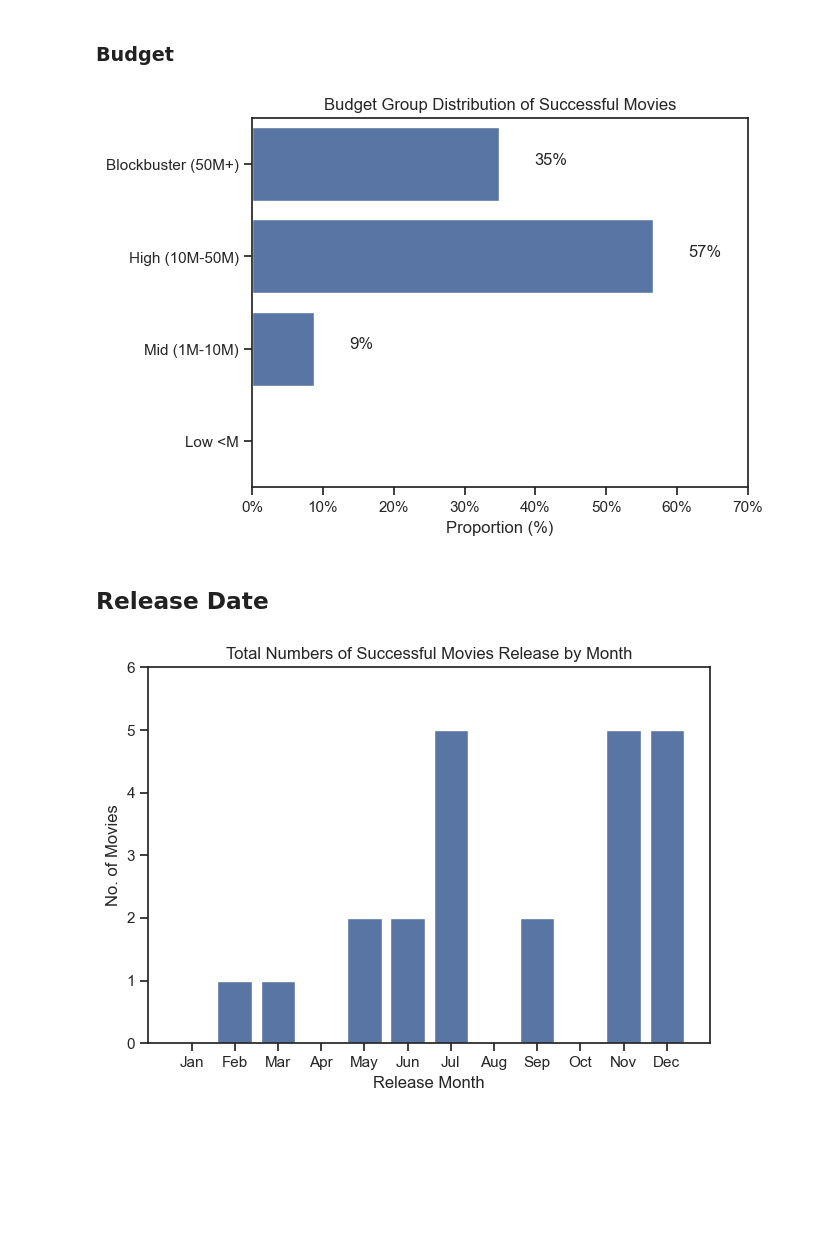
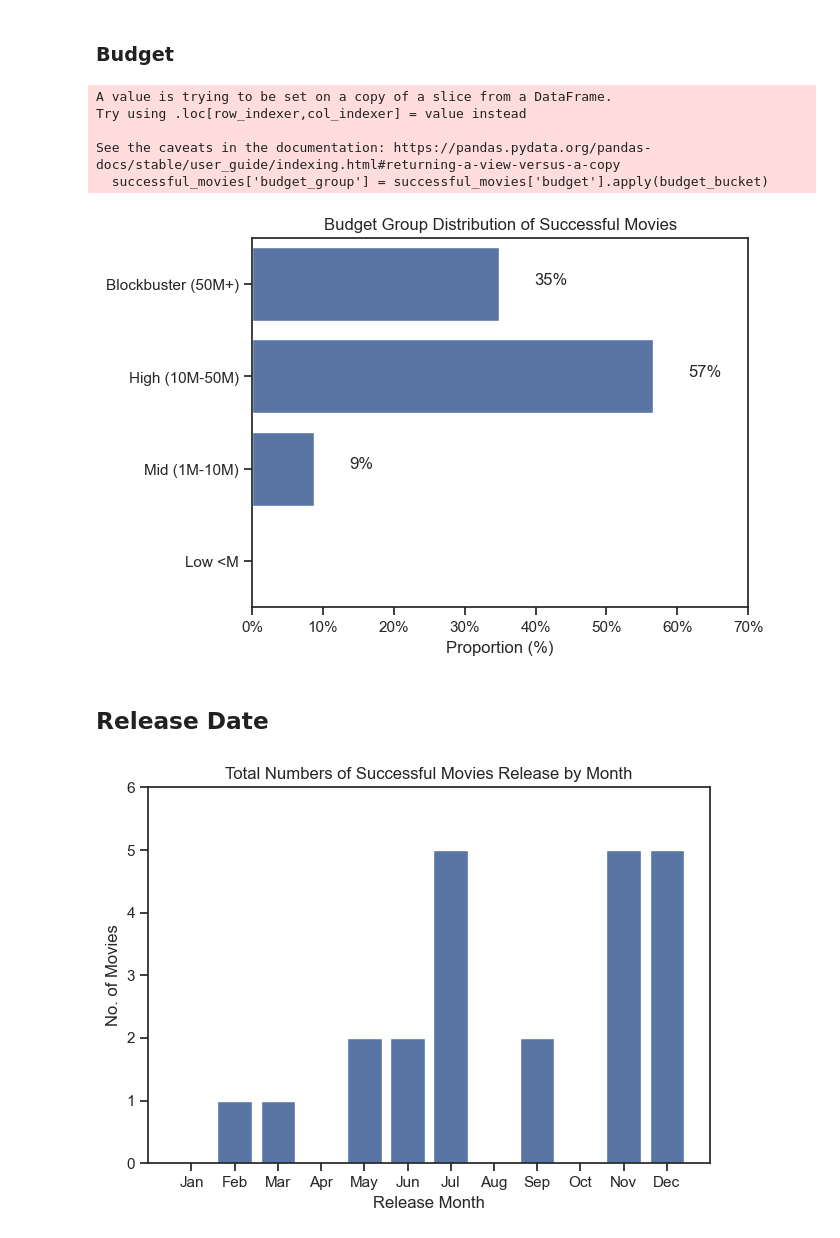
Before and after one commit to Jamil1016/Python_Project_Movie_Analysis, a Jupyter notebook: 1_Analysis/7_Succesful_Movies_Characterestics.ipynb, the cells around one changed output. Cells and saved outputs as stored; diff of their text form; code cells hidden in the pictures; blank space fills up the shorter version.

```diff
--- a/1_Analysis/7_Succesful_Movies_Characterestics.ipynb
+++ b/1_Analysis/7_Succesful_Movies_Characterestics.ipynb
@@ -141,7 +141,7 @@ def budget_bucket(x):
         return 'Blockbuster (50M+)'
 
 bucket = pd.DataFrame({'budget_group':['Low <M','Mid (1M-10M)','High (10M-50M)','Blockbuster (50M+)']})
-successful_movies.loc[:,'budget_group'] = successful_movies['budget'].apply(budget_bucket)
+successful_movies['budget_group'] = successful_movies['budget'].apply(budget_bucket)
 successful_budget_group = successful_movies['budget_group'].value_counts(normalize= True).reset_index(name='proportion')
 budget_group_count = bucket.merge(right=successful_budget_group, how= 'left', on= 'budget_group')
 
@@ -166,31 +166,31 @@ for i,value in enumerate(budget_group_count['proportion']):
     )
 plt.show()
 # %% [output]
+A value is trying to be set on a copy of a slice from a DataFrame.
+Try using .loc[row_indexer,col_indexer] = value instead
+
+See the caveats in the documentation: https://pandas.pydata.org/pandas-docs/stable/user_guide/indexing.html#returning-a-view-versus-a-copy
+  successful_movies['budget_group'] = successful_movies['budget'].apply(budget_bucket)
 [figure]
 # %% [markdown]
 ## Release Date
 # %%
-successful_movies.loc[:,'release_month'] = successful_movies['release_date'].dt.month
-movies_df['release_month_number'] = movies_df['release_date'].dt.month
-movies_df['release_month_name'] = movies_df['release_date'].dt.strftime('%b')
+month_bucket = movies_df[['release_month','release_month_no']].drop_duplicates().dropna().sort_values('release_month_no')
+
+successful_month_count = successful_movies['release_month_no'].value_counts().reset_index()
+succesful_movies_month = month_bucket.merge(successful_month_count, how= 'left', left_on= 'release_month_no', right_on= 'release_month_no').drop('release_month_no',axis= 1)
+sns.barplot(
+    data= succesful_movies_month
+    ,x= 'release_month'
+    ,y= 'count'
+)
+ax = plt.gca()
+ax.set_xlim(-1,12)
+ax.set_ylim(0,6)
+ax.set_ylabel('No. of Movies')
+ax.set_xlabel('Release Month')
+ax.set_title('Total Numbers of Successful Movies Release by Month')
+plt.tight_layout()
+plt.show()
+# %% [output]
+[figure, added]
-# %%
-month_bucket = movies_df[['release_month_name','release_month_number']].drop_duplicates().dropna().sort_values('release_month_number')
-
-successful_month_count = successful_movies['release_month'].value_counts().reset_index()
-succesful_movies_month = month_bucket.merge(successful_month_count, how= 'left', left_on= 'release_month_number', right_on= 'release_month').drop('release_month',axis= 1)
-
-sns.barplot(
-    data= succesful_movies_month
-    ,x= 'release_month_name'
-    ,y= 'count'
-)
-ax = plt.gca()
-ax.set_xlim(-1,12)
-ax.set_ylim(0,6)
-ax.set_ylabel('No. of Movies')
-ax.set_xlabel('Release Month')
-ax.set_title('Total Numbers of Successful Movies Release by Month')
-plt.tight_layout()
-plt.show()
-# %% [output]
-[figure, removed]
```
Also changed, not shown: parts of 5 cells of this notebook, 7 other files.
